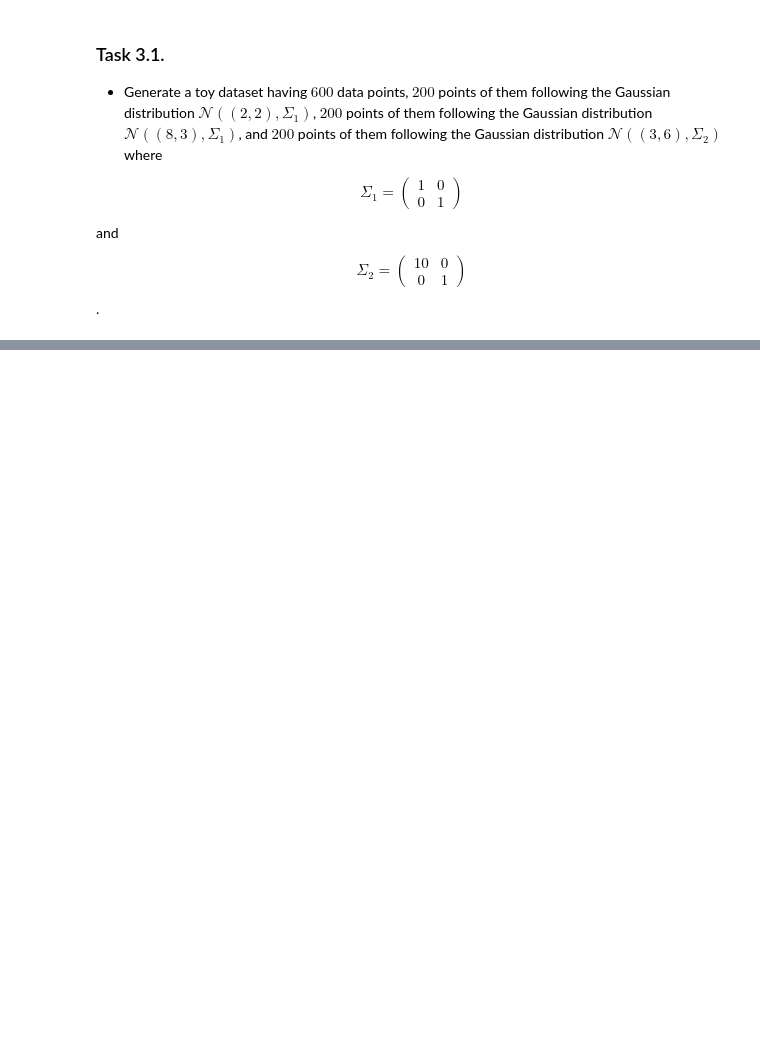
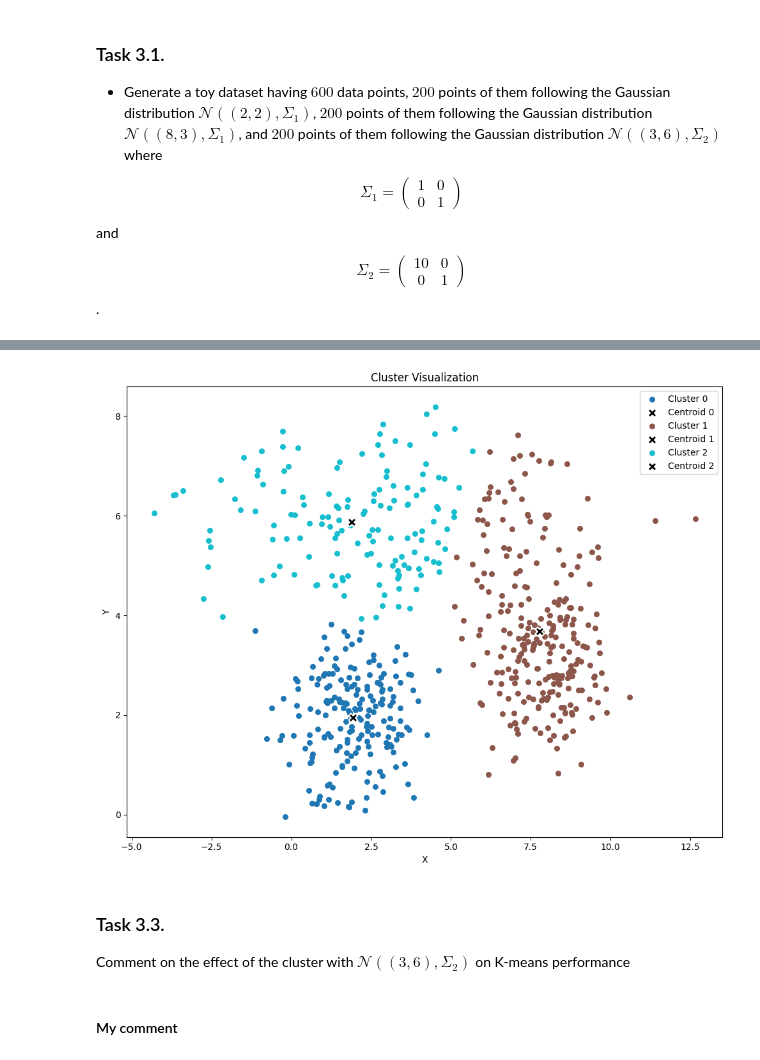
Before and after one commit to nguyenlog205/uit-ds102-practicalHomework, a Jupyter notebook: lesson-04/notebook.ipynb, the cells around one changed output, grey strips where cells are left out. Saved outputs shown, nothing was run; the diff lists cells and outputs as text; code cells hidden in the pictures; blank space fills up the shorter version.

```diff
--- a/lesson-04/notebook.ipynb
+++ b/lesson-04/notebook.ipynb
@@ -479,0 +576,3 @@ visualize_dataset(dataset=dataset3, ordNumberOfAssignment=3)
+# %%
+cluster3 = implement_kMeans_assignment3(dataset=dataset3, numberOfClusters=3)
+cluster3
@@ -479,0 +598,9 @@ visualize_dataset(dataset=dataset3, ordNumberOfAssignment=3)
+# %%
+visualize_clusters(clusters=cluster3, ordNumberOfAssignment=3)
+# %% [output]
+[figure, added]
+# %% [markdown]
+### Task 3.3.
+Comment on the effect of the cluster with $\mathcal{N}((3,6), \Sigma_2)$ on K-means performance
+# %% [markdown]
+#### My comment
```
Also changed, not shown: parts of 18 cells of this notebook.
